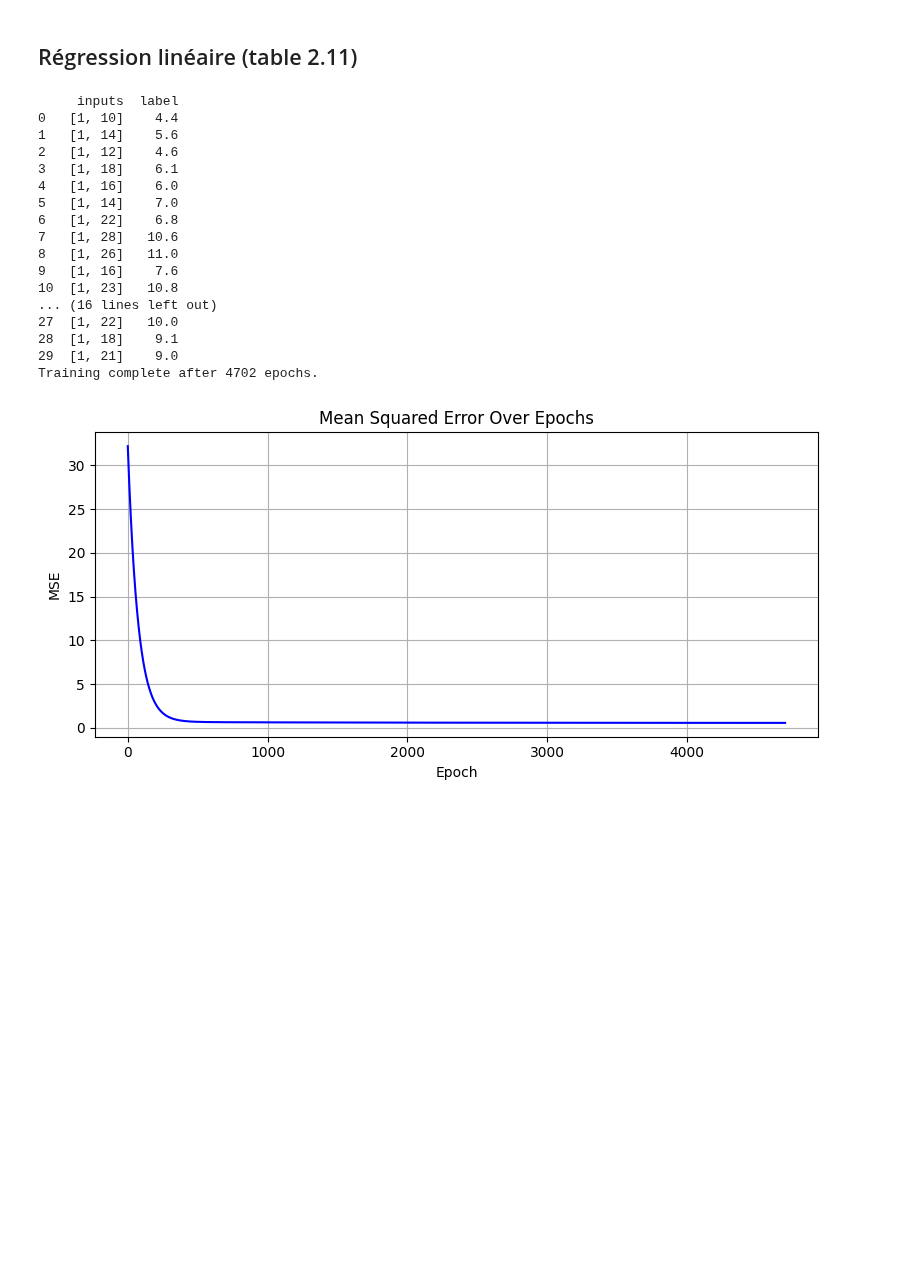
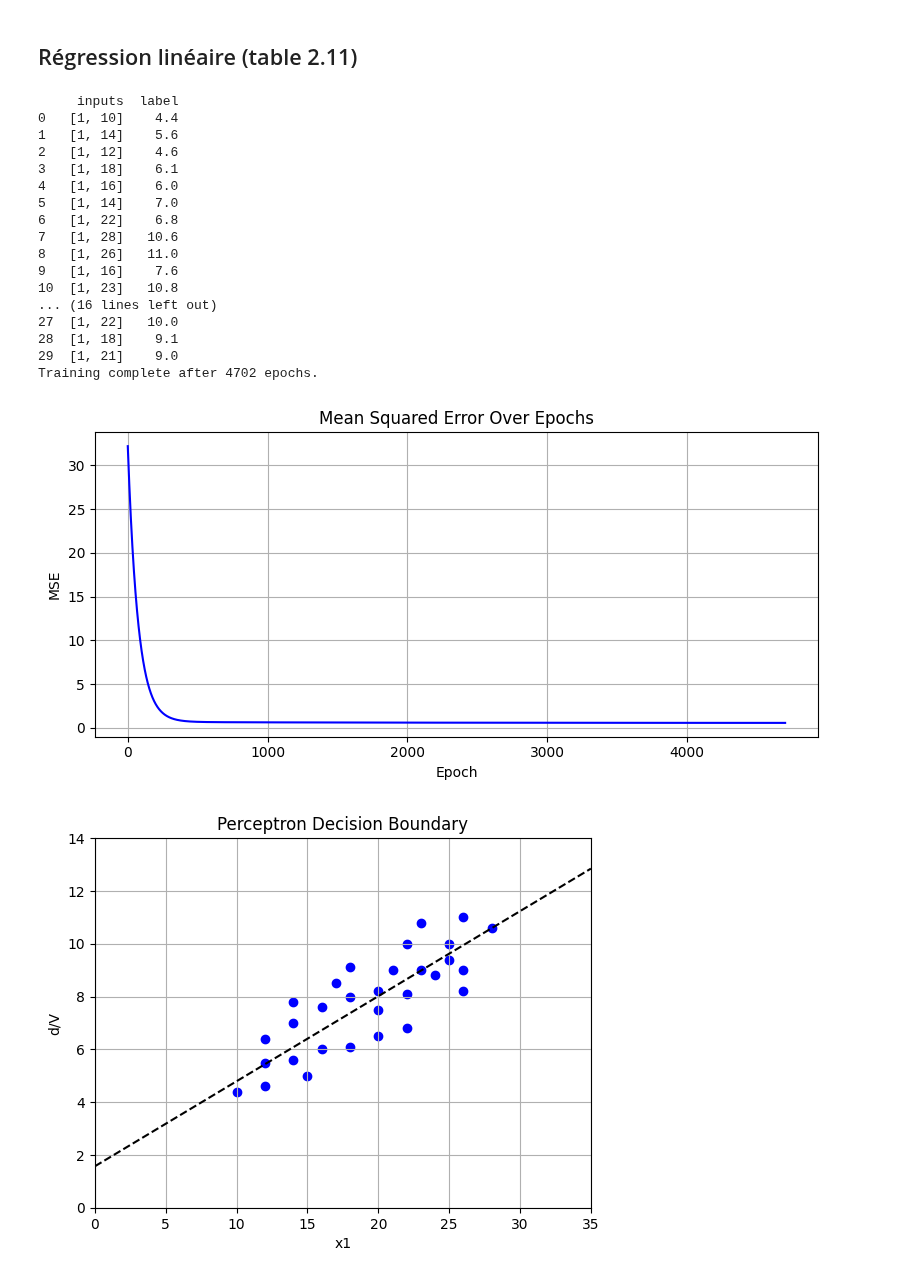
Before and after one commit to abrumsen/Perceptron, a Jupyter notebook: notebooks/gradient.ipynb, the cells around one changed output. Saved outputs shown, nothing was run; the diff lists cells and outputs as text; code cells hidden in the pictures; blank space fills up the shorter version.

```diff
--- a/notebooks/gradient.ipynb
+++ b/notebooks/gradient.ipynb
@@ -181,32 +237,58 @@ perceptron_gradient.weights = np.array([0.0, 0.0])
 
 history = perceptron_gradient.mode_choose(training_data=df, seuil=0.56, mode="regression")
 
-df = history.df
+graph = history.df
 
 plt.figure(figsize=(8, 4))
-plt.plot(df['epoch'], df['mse'], label='MSE', color='blue')
+plt.plot(graph['epoch'], graph['mse'], label='MSE', color='blue')
 plt.xlabel("Epoch")
 plt.ylabel("MSE")
 plt.title("Mean Squared Error Over Epochs")
 plt.grid(True)
 plt.tight_layout()
 plt.show()
+
+weights = perceptron_gradient.weights
+bias = weights[0]
+w1 = weights[1]
+x_vals = np.array([val[1] for val in df["inputs"]])
+x_vals = np.linspace(0, 35, 100)
+y_line = bias + w1 * x_vals
+
+x = [item[1] for item in df['inputs']]
+y = df['label']
+
+# Création du graphique
+plt.scatter(x, y, color='blue', label='Data points')
+plt.plot(x_vals, y_line, 'k--', label="Decision Boundary")
+
+# Ajout d'un titre et des labels
+plt.title("Perceptron Decision Boundary")
+plt.xlabel("x1")
+plt.ylabel("d/V")
+plt.xlim(0, 35)
+plt.ylim(0, 14)
+
+plt.grid(True)
+
+plt.show()
 # %% [output]
      inputs  label
 0   [1, 10]    4.4
 1   [1, 14]    5.6
 2   [1, 12]    4.6
 3   [1, 18]    6.1
 4   [1, 16]    6.0
 5   [1, 14]    7.0
 6   [1, 22]    6.8
 7   [1, 28]   10.6
 8   [1, 26]   11.0
 9   [1, 16]    7.6
 10  [1, 23]   10.8
 ... (16 lines left out)
 27  [1, 22]   10.0
 28  [1, 18]    9.1
 29  [1, 21]    9.0
 Training complete after 4702 epochs.
 [figure]
+[figure, added]
```
Also changed, not shown: parts of 2 cells of this notebook.
